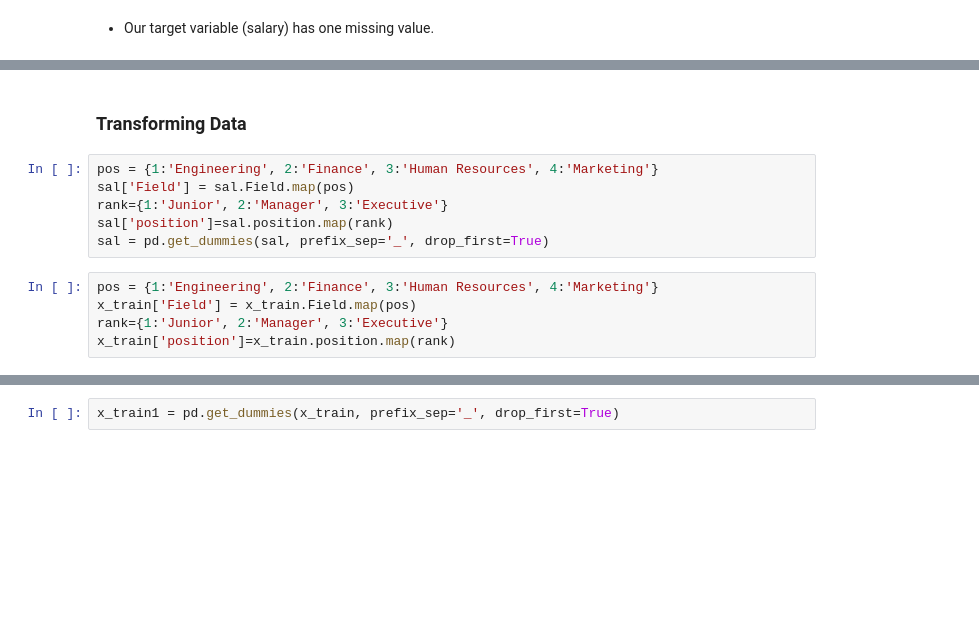
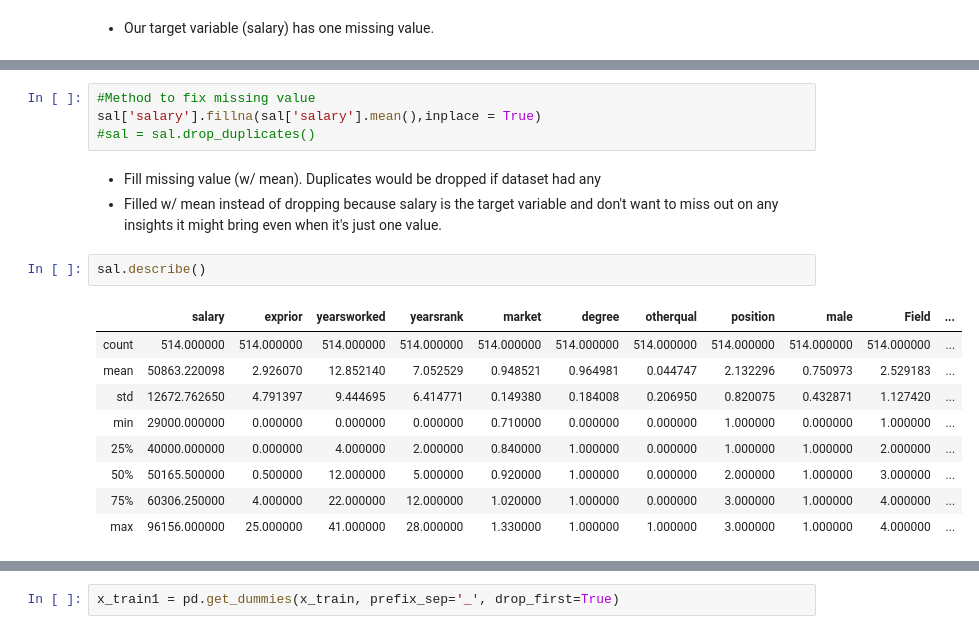
Before and after one commit to MphoKhotleng/Multiple-Linear-Regression, a Jupyter notebook: Updated_MLR.ipynb, the cells around one changed output, grey strips where cells are left out. Saved outputs shown, nothing was run; the diff lists cells and outputs as text; blank space fills up the shorter version.

```diff
--- a/Updated_MLR.ipynb
+++ b/Updated_MLR.ipynb
@@ -97,13 +87,19 @@ plt.show()
-# %% [markdown]
-### Transforming Data
-# %%
-pos = {1:'Engineering', 2:'Finance', 3:'Human Resources', 4:'Marketing'}
-sal['Field'] = sal.Field.map(pos)
-rank={1:'Junior', 2:'Manager', 3:'Executive'}
-sal['position']=sal.position.map(rank)
-sal = pd.get_dummies(sal, prefix_sep='_', drop_first=True)
-# %%
-pos = {1:'Engineering', 2:'Finance', 3:'Human Resources', 4:'Marketing'}
-x_train['Field'] = x_train.Field.map(pos)
-rank={1:'Junior', 2:'Manager', 3:'Executive'}
-x_train['position']=x_train.position.map(rank)
+# %%
+#Method to fix missing value
+sal['salary'].fillna(sal['salary'].mean(),inplace = True)
+#sal = sal.drop_duplicates()
+# %% [markdown]
+* Fill missing value (w/ mean). Duplicates would be dropped if dataset had any
+* Filled w/ mean instead of dropping because salary is the target variable and don't want to miss out on any insights it might bring even when it's just one value.
+# %%
+sal.describe()
+# %% [output]
+|  | salary | exprior | yearsworked | yearsrank | market | degree | otherqual | position | male | Field | ... |
+| count | 514.000000 | 514.000000 | 514.000000 | 514.000000 | 514.000000 | 514.000000 | 514.000000 | 514.000000 | 514.000000 | 514.000000 | ... |
+| mean | 50863.220098 | 2.926070 | 12.852140 | 7.052529 | 0.948521 | 0.964981 | 0.044747 | 2.132296 | 0.750973 | 2.529183 | ... |
+| std | 12672.762650 | 4.791397 | 9.444695 | 6.414771 | 0.149380 | 0.184008 | 0.206950 | 0.820075 | 0.432871 | 1.127420 | ... |
+| min | 29000.000000 | 0.000000 | 0.000000 | 0.000000 | 0.710000 | 0.000000 | 0.000000 | 1.000000 | 0.000000 | 1.000000 | ... |
+| 25% | 40000.000000 | 0.000000 | 4.000000 | 2.000000 | 0.840000 | 1.000000 | 0.000000 | 1.000000 | 1.000000 | 2.000000 | ... |
+| 50% | 50165.500000 | 0.500000 | 12.000000 | 5.000000 | 0.920000 | 1.000000 | 0.000000 | 2.000000 | 1.000000 | 3.000000 | ... |
+| 75% | 60306.250000 | 4.000000 | 22.000000 | 12.000000 | 1.020000 | 1.000000 | 0.000000 | 3.000000 | 1.000000 | 4.000000 | ... |
+| max | 96156.000000 | 25.000000 | 41.000000 | 28.000000 | 1.330000 | 1.000000 | 1.000000 | 3.000000 | 1.000000 | 4.000000 | ... |
```
Also changed, not shown: parts of 77 cells of this notebook.
